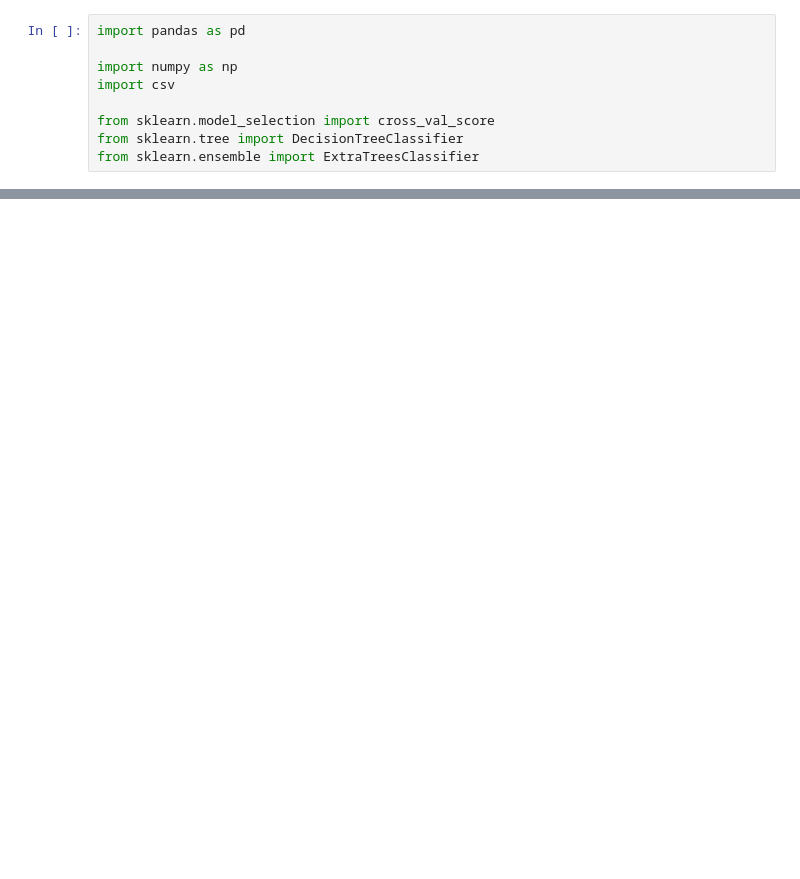
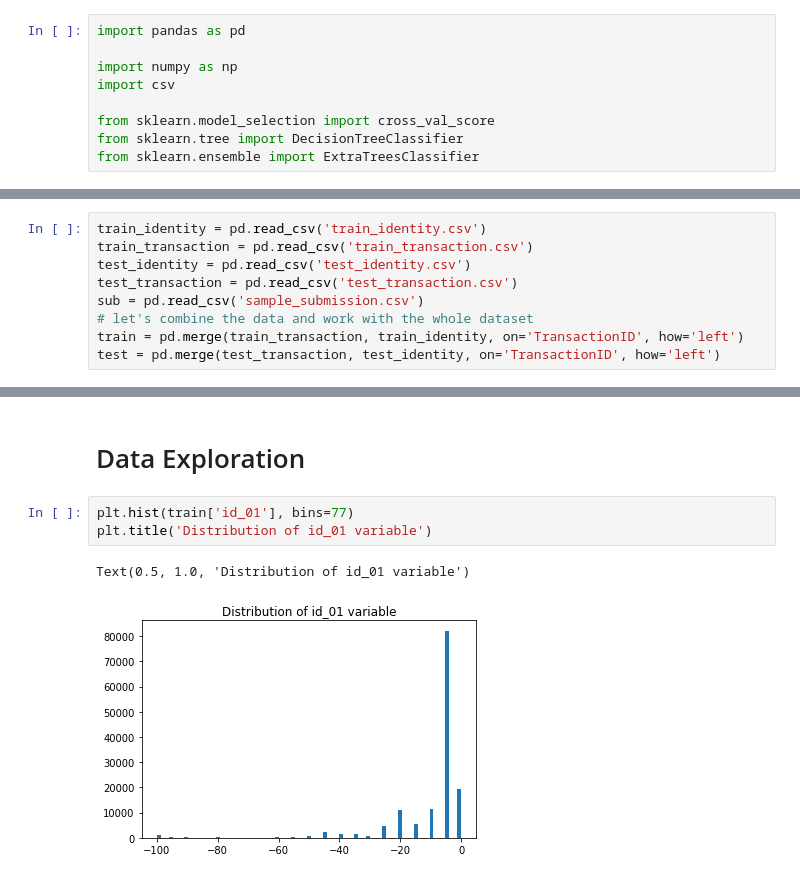
Before and after one commit to jcanque777/fraud_detection, a Jupyter notebook: fraud_detection.ipynb, the cells around one changed output, grey strips where cells are left out. Cells and saved outputs as stored; diff of their text form; blank space fills up the shorter version.

Commit message:
EDA for dataset

```diff
--- a/fraud_detection.ipynb
+++ b/fraud_detection.ipynb
@@ -12,0 +595,9 @@ from sklearn import ensemble
+# %%
+train_identity = pd.read_csv('train_identity.csv')
+train_transaction = pd.read_csv('train_transaction.csv')
+test_identity = pd.read_csv('test_identity.csv')
+test_transaction = pd.read_csv('test_transaction.csv')
+sub = pd.read_csv('sample_submission.csv')
+# let's combine the data and work with the whole dataset
+train = pd.merge(train_transaction, train_identity, on='TransactionID', how='left')
+test = pd.merge(test_transaction, test_identity, on='TransactionID', how='left')
@@ -12,0 +648,8 @@ from sklearn import ensemble
+# %% [markdown]
+# Data Exploration
+# %%
+plt.hist(train['id_01'], bins=77)
+plt.title('Distribution of id_01 variable')
+# %% [output]
+Text(0.5, 1.0, 'Distribution of id_01 variable')
+[figure, added]
```
Also changed, not shown: parts of 42 cells of this notebook.
